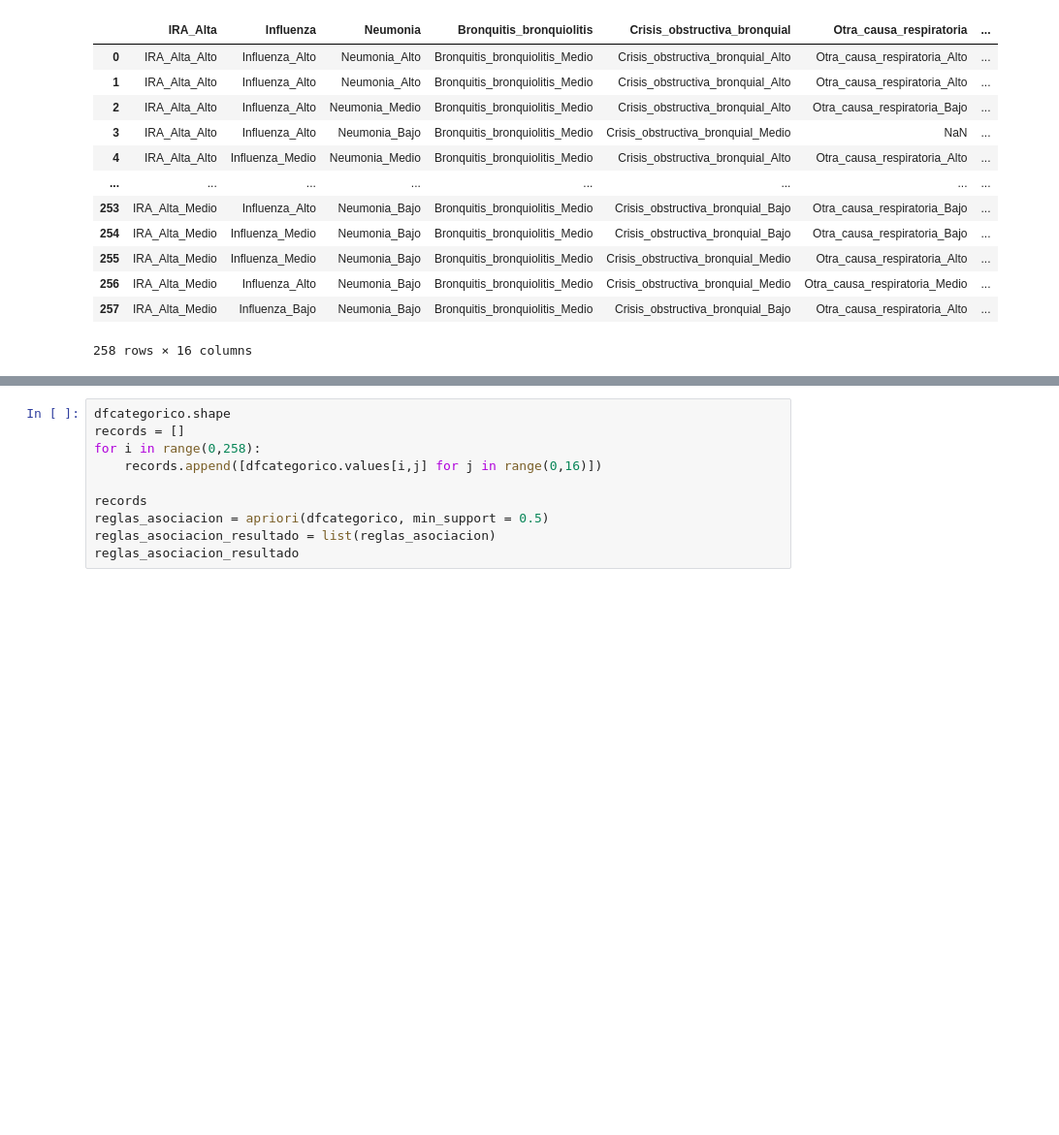
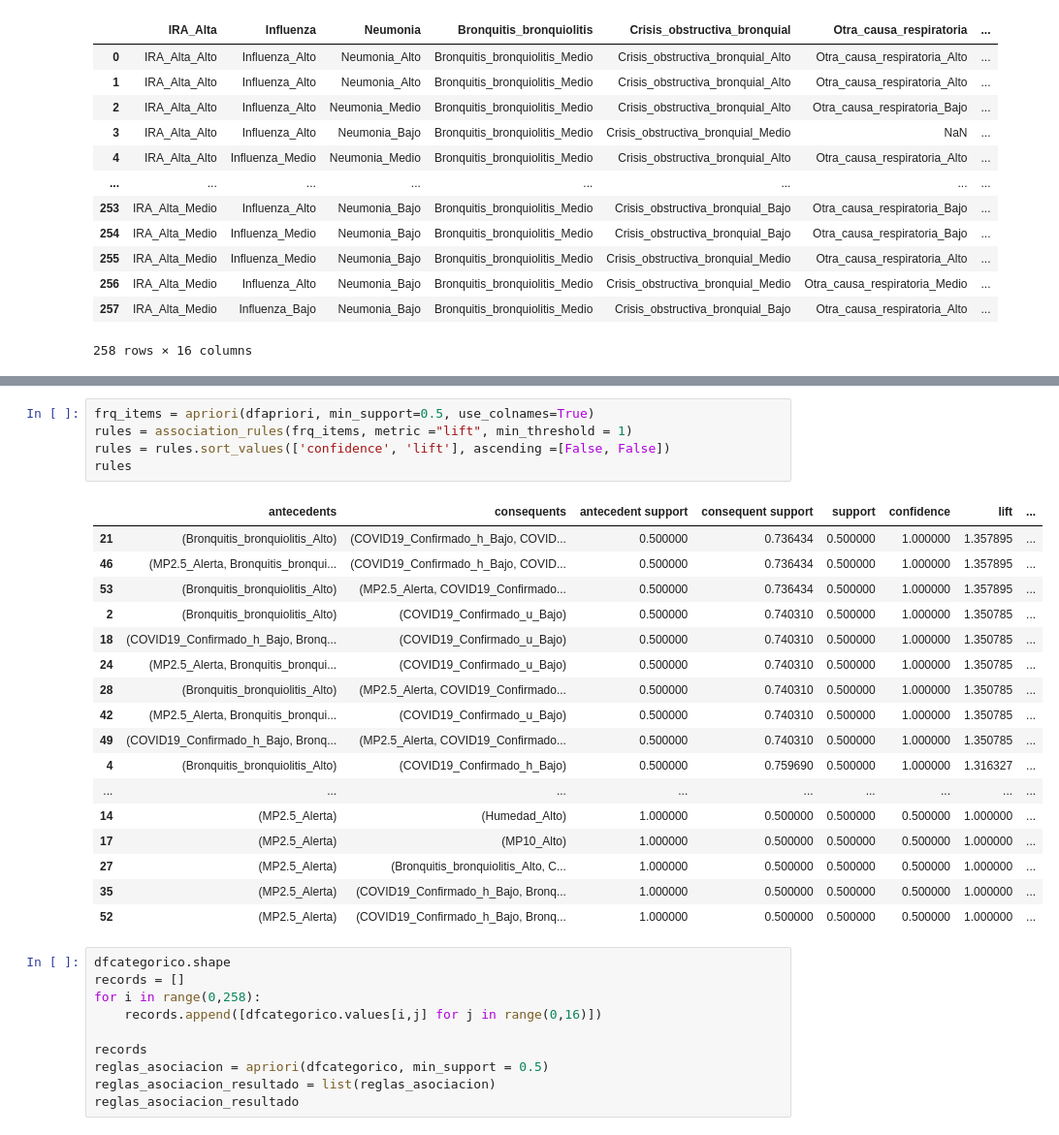
Before and after one commit to EscarabajoBomba/Proyecto_enfermedades, a Jupyter notebook: scriptnotebook.ipynb, the cells around one changed output, grey strips where cells are left out. Shown at 97% size. Drawn from its saved outputs; the diff is of its cells as text; blank space fills up the shorter version.

```diff
--- a/scriptnotebook.ipynb
+++ b/scriptnotebook.ipynb
@@ -611,6 +660,29 @@ dfapriori.tail(40)
 | 256 | 0 | 1 | 0 | 0 | 0 | 1 | ... |
 | 257 | 0 | 1 | 0 | 1 | 0 | 0 | ... |
 40 rows × 48 columns
+# %%
+frq_items = apriori(dfapriori, min_support=0.5, use_colnames=True)
+rules = association_rules(frq_items, metric ="lift", min_threshold = 1)
+rules = rules.sort_values(['confidence', 'lift'], ascending =[False, False])
+rules
+# %% [output]
+|  | antecedents | consequents | antecedent support | consequent support | support | confidence | lift | ... |
+| 21 | (Bronquitis_bronquiolitis_Alto) | (COVID19_Confirmado_h_Bajo, COVID... | 0.500000 | 0.736434 | 0.500000 | 1.000000 | 1.357895 | ... |
+| 46 | (MP2.5_Alerta, Bronquitis_bronqui... | (COVID19_Confirmado_h_Bajo, COVID... | 0.500000 | 0.736434 | 0.500000 | 1.000000 | 1.357895 | ... |
+| 53 | (Bronquitis_bronquiolitis_Alto) | (MP2.5_Alerta, COVID19_Confirmado... | 0.500000 | 0.736434 | 0.500000 | 1.000000 | 1.357895 | ... |
+| 2 | (Bronquitis_bronquiolitis_Alto) | (COVID19_Confirmado_u_Bajo) | 0.500000 | 0.740310 | 0.500000 | 1.000000 | 1.350785 | ... |
+| 18 | (COVID19_Confirmado_h_Bajo, Bronq... | (COVID19_Confirmado_u_Bajo) | 0.500000 | 0.740310 | 0.500000 | 1.000000 | 1.350785 | ... |
+| 24 | (MP2.5_Alerta, Bronquitis_bronqui... | (COVID19_Confirmado_u_Bajo) | 0.500000 | 0.740310 | 0.500000 | 1.000000 | 1.350785 | ... |
+| 28 | (Bronquitis_bronquiolitis_Alto) | (MP2.5_Alerta, COVID19_Confirmado... | 0.500000 | 0.740310 | 0.500000 | 1.000000 | 1.350785 | ... |
+| 42 | (MP2.5_Alerta, Bronquitis_bronqui... | (COVID19_Confirmado_u_Bajo) | 0.500000 | 0.740310 | 0.500000 | 1.000000 | 1.350785 | ... |
+| 49 | (COVID19_Confirmado_h_Bajo, Bronq... | (MP2.5_Alerta, COVID19_Confirmado... | 0.500000 | 0.740310 | 0.500000 | 1.000000 | 1.350785 | ... |
+| 4 | (Bronquitis_bronquiolitis_Alto) | (COVID19_Confirmado_h_Bajo) | 0.500000 | 0.759690 | 0.500000 | 1.000000 | 1.316327 | ... |
+| ... | ... | ... | ... | ... | ... | ... | ... | ... |
+| 14 | (MP2.5_Alerta) | (Humedad_Alto) | 1.000000 | 0.500000 | 0.500000 | 0.500000 | 1.000000 | ... |
+| 17 | (MP2.5_Alerta) | (MP10_Alto) | 1.000000 | 0.500000 | 0.500000 | 0.500000 | 1.000000 | ... |
+| 27 | (MP2.5_Alerta) | (Bronquitis_bronquiolitis_Alto, C... | 1.000000 | 0.500000 | 0.500000 | 0.500000 | 1.000000 | ... |
+| 35 | (MP2.5_Alerta) | (COVID19_Confirmado_h_Bajo, Bronq... | 1.000000 | 0.500000 | 0.500000 | 0.500000 | 1.000000 | ... |
+| 52 | (MP2.5_Alerta) | (COVID19_Confirmado_h_Bajo, Bronq... | 1.000000 | 0.500000 | 0.500000 | 0.500000 | 1.000000 | ... |
 # %%
 dfcategorico.shape
 records = []
```
Also changed, not shown: parts of 2 cells of this notebook.
